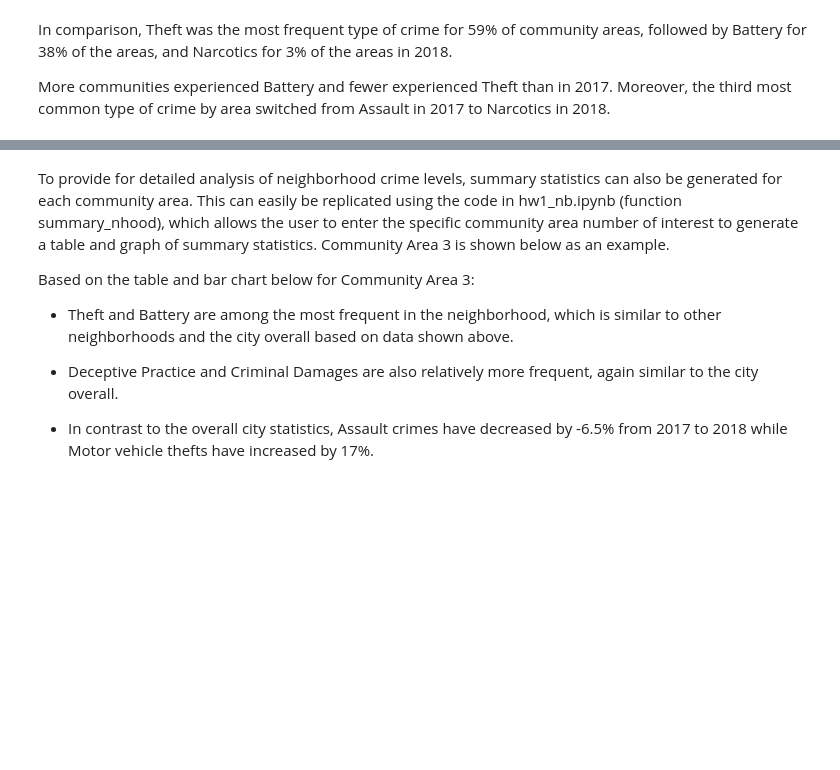
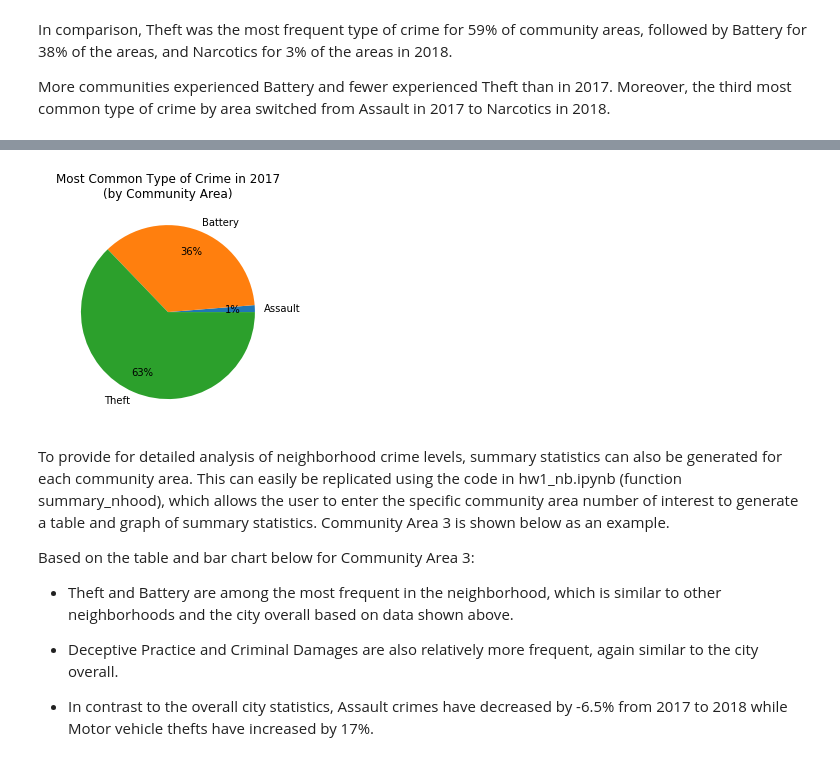
Before and after one commit to laurenjli/ml-pubpol, a Jupyter notebook: hw1/hw1_writeup.ipynb, the cells around one changed output, grey strips where cells are left out. Saved outputs shown, nothing was run; the diff lists cells and outputs as text; code cells hidden in the pictures; blank space fills up the shorter version.

```diff
--- a/hw1/hw1_writeup.ipynb
+++ b/hw1/hw1_writeup.ipynb
@@ -51,3 +106,8 @@ More communities experienced Battery and fewer experienced Theft than in 2017. M
+# %%
+b = hw1_base.most_common_yr(z, 2017)
+hw1_base.mk_pie(b, 2017, 'charts/2017 pie.png')
+# %% [output]
+[figure, added]
 # %% [markdown]
 To provide for detailed analysis of neighborhood crime levels, summary statistics can also be generated for each community area. This can easily be replicated using the code in hw1_nb.ipynb (function summary_nhood), which allows the user to enter the specific community area number of interest to generate a table and graph of summary statistics. Community Area 3 is shown below as an example.
 
```
Also changed, not shown: parts of 31 cells of this notebook, 16 other files.
